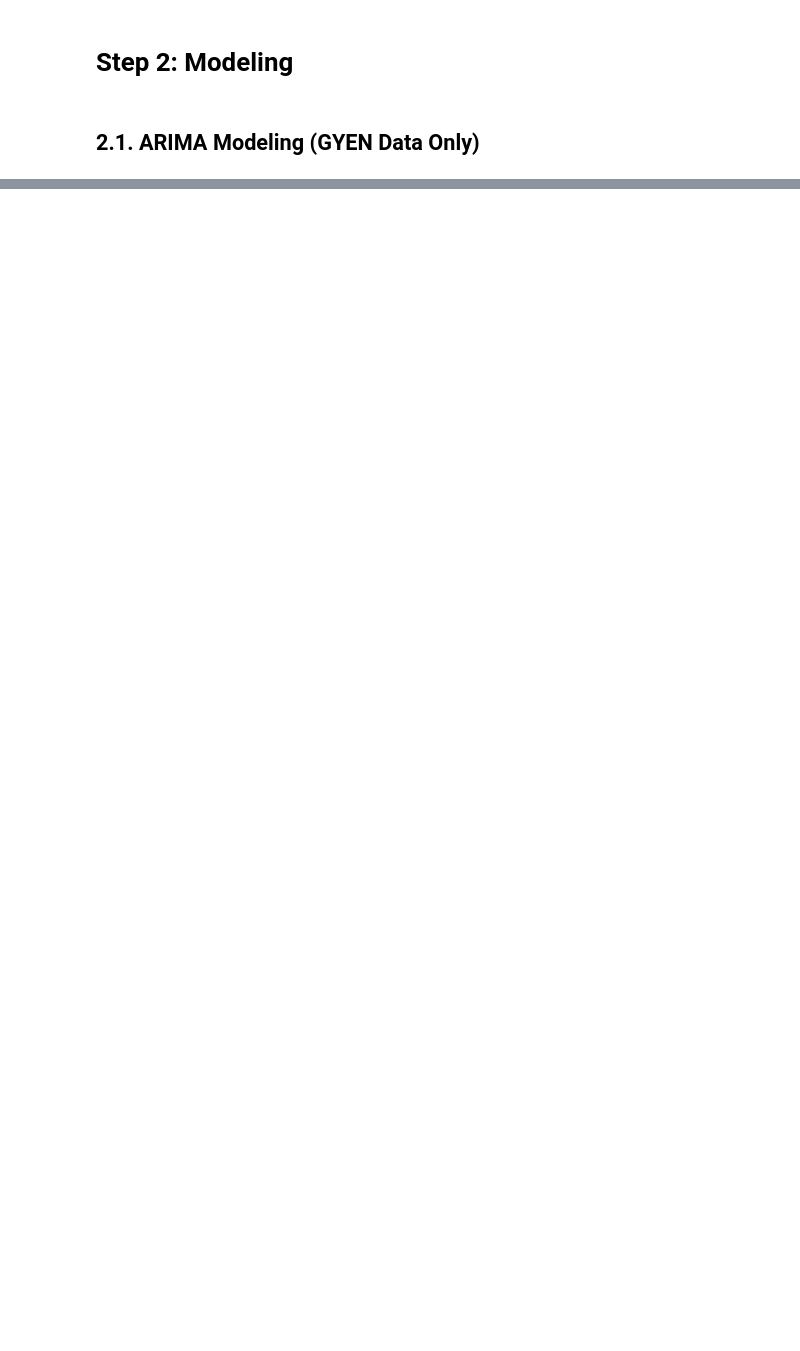
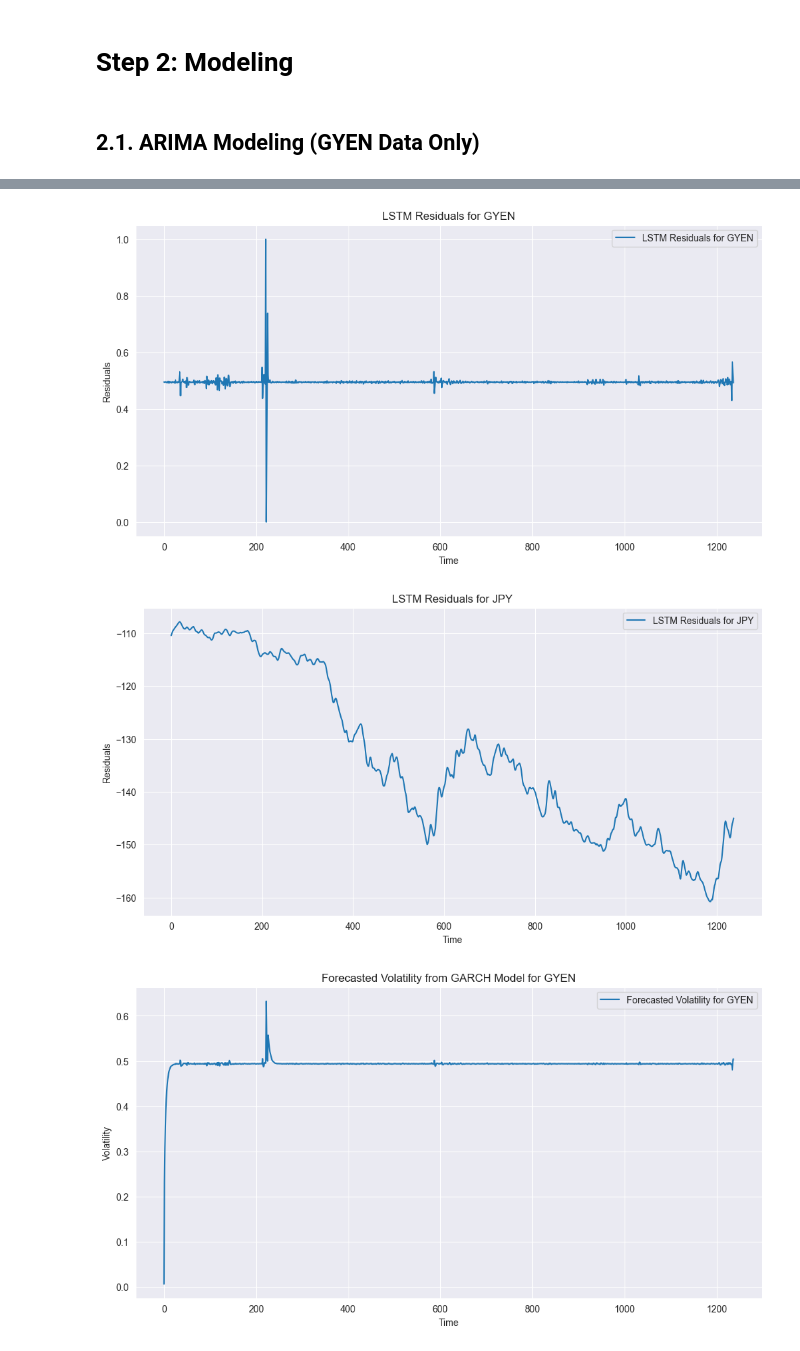
Before and after one commit to joodevs/algo-trader, a Jupyter notebook: gyen-yen-analysis.ipynb, the cells around one changed output, grey strips where cells are left out. Saved outputs shown, nothing was run; the diff lists cells and outputs as text; code cells hidden in the pictures; blank space fills up the shorter version.

```diff
--- a/gyen-yen-analysis.ipynb
+++ b/gyen-yen-analysis.ipynb
@@ -199,0 +404,18 @@ Warnings:
+# %%
+from arch import arch_model
+
+# Calculate residuals of LSTM model for GYEN
+lstm_residuals_gyen = Y_gyen - lstm_predictions_rescaled_gyen.flatten()
+
+# Apply GARCH model to LSTM residuals for GYEN
+garch_model_gyen = arch_model(lstm_residuals_gyen, vol='Garch', p=1, q=1)
+garch_fit_gyen = garch_model_gyen.fit()
+print(garch_fit_gyen.summary())
+
+# Calculate residuals of LSTM model for JPY
+lstm_residuals_jpy = Y_jpy - lstm_predictions_rescaled_jpy.flatten()
+
+# Apply GARCH model to LSTM residuals for JPY
+garch_model_jpy = arch_model(lstm_residuals_jpy, vol='Garch', p=1, q=1)
+garch_fit_jpy = garch_model_jpy.fit()
+print(garch_fit_jpy.summary())
@@ -199,0 +452,42 @@ Warnings:
+# %%
+import matplotlib.pyplot as plt
+
+# Plot LSTM residuals for GYEN
+plt.figure(figsize=(12, 6))
+plt.plot(lstm_residuals_gyen, label='LSTM Residuals for GYEN')
+plt.title('LSTM Residuals for GYEN')
+plt.xlabel('Time')
+plt.ylabel('Residuals')
+plt.legend()
+plt.show()
+
+# Plot LSTM residuals for JPY
+plt.figure(figsize=(12, 6))
+plt.plot(lstm_residuals_jpy, label='LSTM Residuals for JPY')
+plt.title('LSTM Residuals for JPY')
+plt.xlabel('Time')
+plt.ylabel('Residuals')
+plt.legend()
+plt.show()
+
+# Plot forecasted volatility for GYEN
+plt.figure(figsize=(12, 6))
+plt.plot(garch_fit_gyen.conditional_volatility, label='Forecasted Volatility for GYEN')
+plt.title('Forecasted Volatility from GARCH Model for GYEN')
+plt.xlabel('Time')
+plt.ylabel('Volatility')
+plt.legend()
+plt.show()
+
+# Plot forecasted volatility for JPY
+plt.figure(figsize=(12, 6))
+plt.plot(garch_fit_jpy.conditional_volatility, label='Forecasted Volatility for JPY')
+plt.title('Forecasted Volatility from GARCH Model for JPY')
+plt.xlabel('Time')
+plt.ylabel('Volatility')
+plt.legend()
+plt.show()
+# %% [output]
+[figure, added]
+[figure, added]
+[figure, added]
```
Also changed, not shown: parts of 17 cells of this notebook, 1 other file.
